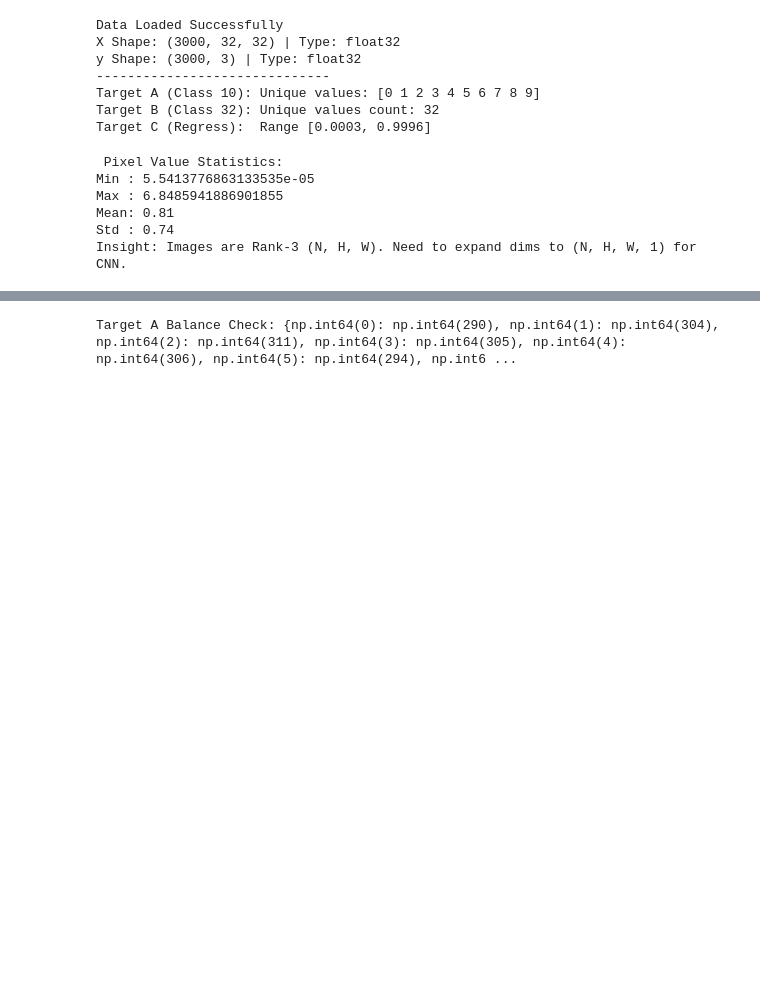
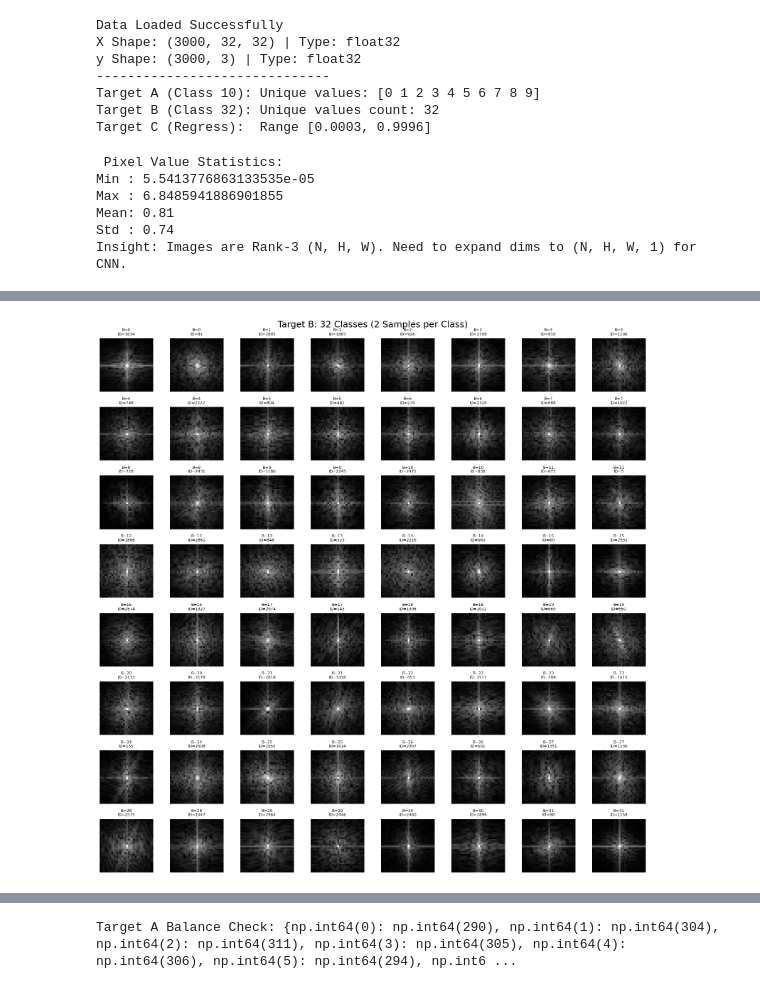
Before and after one commit to cuducquang/Deep-Learning, a Jupyter notebook: version1.ipynb, the cells around one changed output, grey strips where cells are left out. Saved outputs shown, nothing was run; the diff lists cells and outputs as text; code cells hidden in the pictures; blank space fills up the shorter version.

```diff
--- a/version1.ipynb
+++ b/version1.ipynb
@@ -81,0 +80,22 @@ plt.show()
+# %%
+# -------- FIGURE 2: Target B --------
+fig, axes = plt.subplots(8, 8, figsize=(16, 16))
+axes = axes.flatten()
+
+plot_idx = 0
+for cls in range(32):
+    cls_indices = np.where(y_target_B == cls)[0]
+    chosen = np.random.choice(cls_indices, 2, replace=False)
+
+    for idx in chosen:
+        ax = axes[plot_idx]
+        ax.imshow(X[idx], cmap='gray')
+        ax.set_title(f"B={cls}\nID={idx}", fontsize=8)
+        ax.axis('off')
+        plot_idx += 1
+
+fig.suptitle("Target B: 32 Classes (2 Samples per Class)", fontsize=18)
+plt.tight_layout()
+plt.show()
+# %% [output]
+[figure, added]
```
Also changed, not shown: parts of 3 cells of this notebook.
